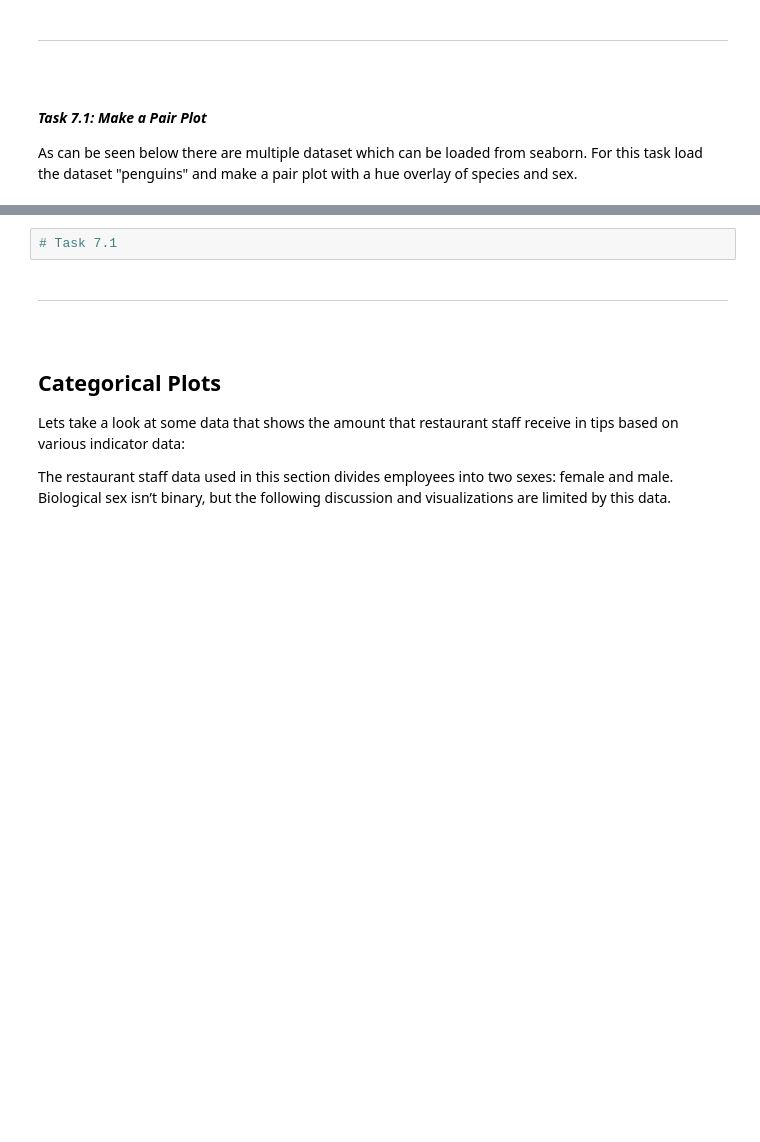
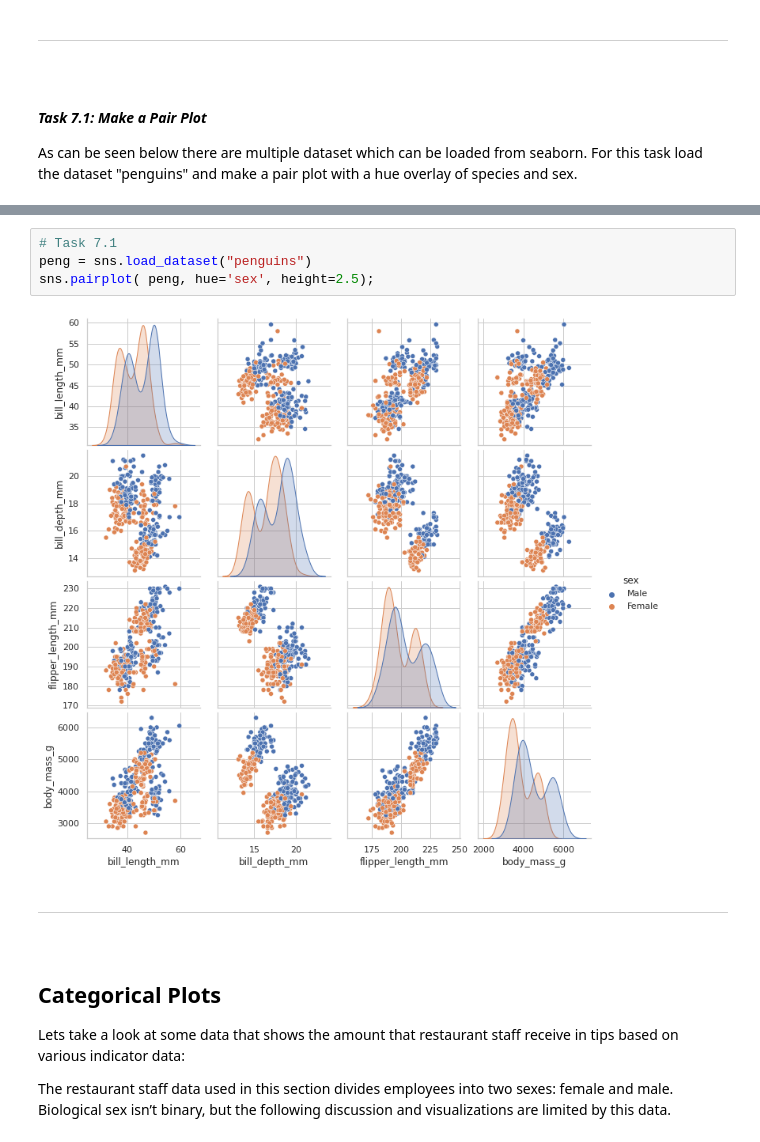
Before and after one commit to herrinca/Python_Intro_Workshop, a Jupyter notebook: 7_Seaborn.ipynb, the cells around one changed output, grey strips where cells are left out. Saved outputs shown, nothing was run; the diff lists cells and outputs as text; blank space fills up the shorter version.

```diff
--- a/7_Seaborn.ipynb
+++ b/7_Seaborn.ipynb
@@ -99,5 +124,9 @@ print(sns.get_dataset_names())
 # %%
 # Task 7.1
+peng = sns.load_dataset("penguins")
+sns.pairplot( peng, hue='sex', height=2.5);
+# %% [output]
+[figure, added]
 # %% [markdown]
 ---
 
```
Also changed, not shown: parts of 21 cells of this notebook, 11 other files.
